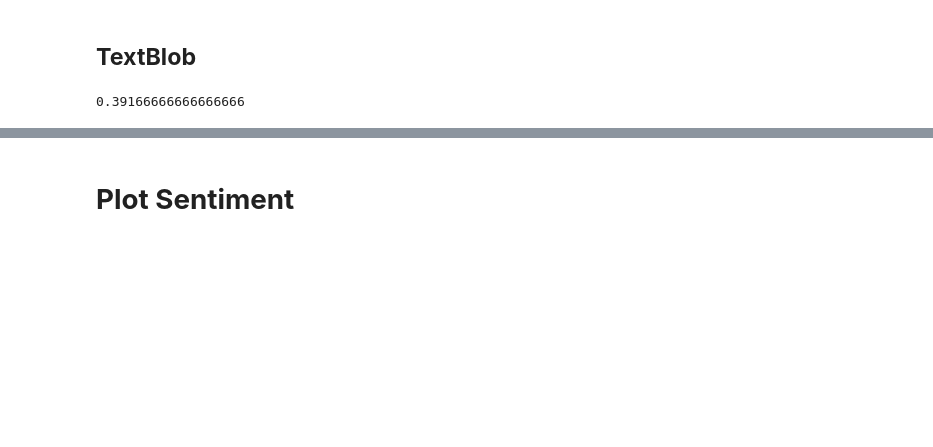
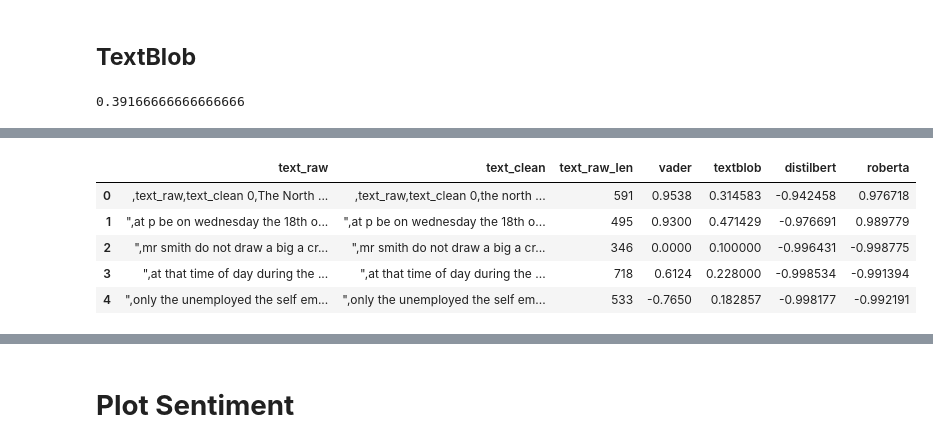
Before and after one commit to ANAVDUTT/iphs290_cultural_analytics_lda_topic_modeling, a Jupyter notebook: Copy_of_sa_novels_class_20221204.ipynb, the cells around one changed output, grey strips where cells are left out. Drawn from its saved outputs; the diff is of its cells as text; code cells hidden in the pictures; blank space fills up the shorter version.

```diff
--- a/Copy_of_sa_novels_class_20221204.ipynb
+++ b/Copy_of_sa_novels_class_20221204.ipynb
@@ -1050,3 +1136,12 @@ slugify(Novel_Title)
+# %%
+sentiment_df.head()
+# %% [output]
+|  | text_raw | text_clean | text_raw_len | vader | textblob | distilbert | roberta |
+| 0 | ,text_raw,text_clean 0,The North ... | ,text_raw,text_clean 0,the north ... | 591 | 0.9538 | 0.314583 | -0.942458 | 0.976718 |
+| 1 | ",at p be on wednesday the 18th o... | ",at p be on wednesday the 18th o... | 495 | 0.9300 | 0.471429 | -0.976691 | 0.989779 |
+| 2 | ",mr smith do not draw a big a cr... | ",mr smith do not draw a big a cr... | 346 | 0.0000 | 0.100000 | -0.996431 | -0.998775 |
+| 3 | ",at that time of day during the ... | ",at that time of day during the ... | 718 | 0.6124 | 0.228000 | -0.998534 | -0.991394 |
+| 4 | ",only the unemployed the self em... | ",only the unemployed the self em... | 533 | -0.7650 | 0.182857 | -0.998177 | -0.992191 |
 # %%
 filename_sentiment = f"novel_sentiment_{slugify(''.join(novel_filename_str.split('.')[:-1]).lower(), separator='_')}.csv"
 sentiment_df.to_csv(filename_sentiment)
```
Also changed, not shown: parts of 54 cells of this notebook.
